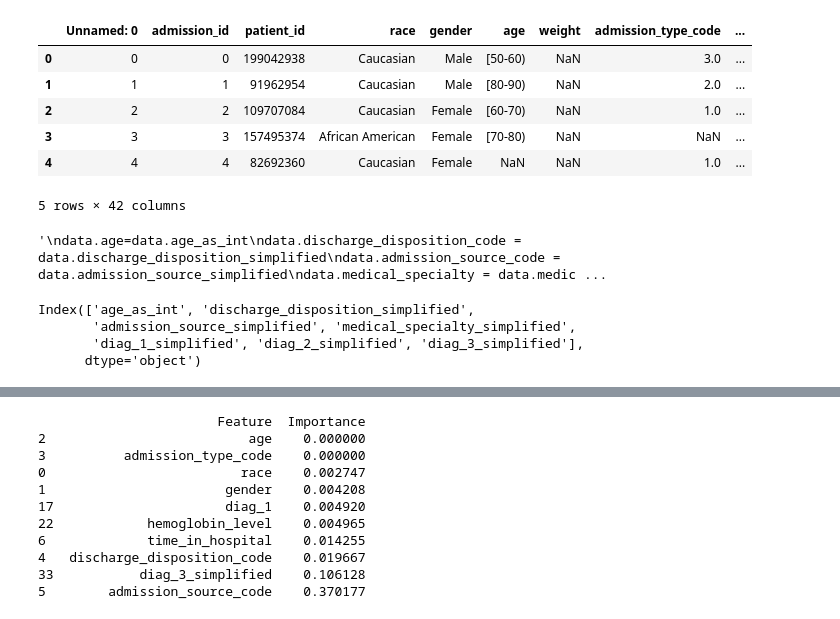
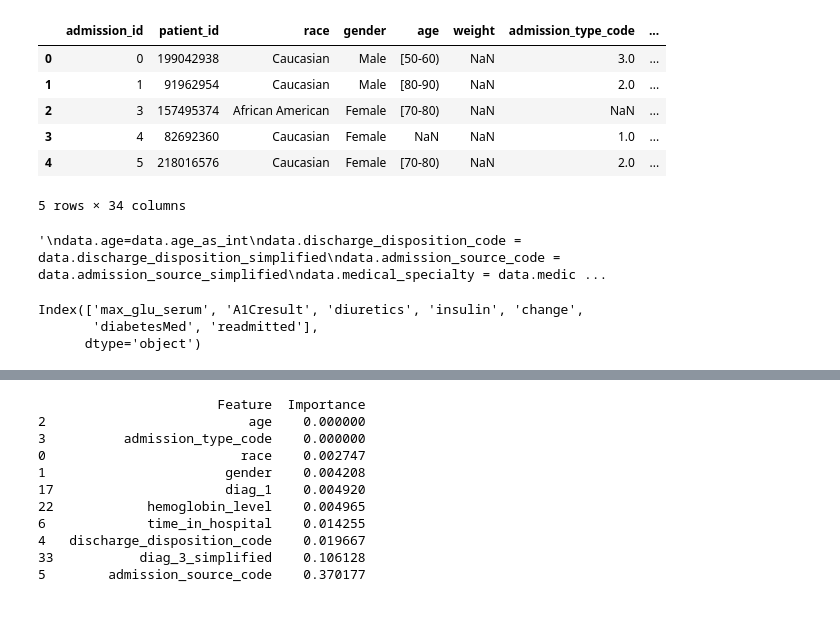
Before and after one commit to datamilas/batch5-workspace, a Jupyter notebook: Capstone/Modelling.ipynb, the cells around one changed output, grey strips where cells are left out. Drawn from its saved outputs; the diff is of its cells as text; code cells hidden in the pictures.

```diff
--- a/Capstone/Modelling.ipynb
+++ b/Capstone/Modelling.ipynb
@@ -31,22 +46,24 @@ def get_metrics(y_test, y_pred):
 # %%
-data = pd.read_csv("data/cleaned_data_add_features.csv")
-#data = pd.read_csv("data/cleaned_data.csv")
+#data = pd.read_csv("data/cleaned_data_add_features.csv")
+data = pd.read_csv("data/cleaned_data.csv")
 
 #data = pd.read_csv("data/train_data.csv")
 #data.readmitted = data.readmitted.replace(["Yes", "No"], [True, False])
 #data[categorical_features] =  data[categorical_features].astype(str)
 #data = data[~data["discharge_disposition_code"].isin(["11.0", "13.0", "14.0", "19.0", "20.0", "21.0"])]
 
+## change target value to boolean
+data.readmitted = data.readmitted.replace(["Yes", "No"], [True, False])
 
 data.head()
 # %% [output]
-|  | Unnamed: 0 | admission_id | patient_id | race | gender | age | weight | admission_type_code | ... |
-| 0 | 0 | 0 | 199042938 | Caucasian | Male | [50-60) | NaN | 3.0 | ... |
-| 1 | 1 | 1 | 91962954 | Caucasian | Male | [80-90) | NaN | 2.0 | ... |
-| 2 | 2 | 2 | 109707084 | Caucasian | Female | [60-70) | NaN | 1.0 | ... |
-| 3 | 3 | 3 | 157495374 | African American | Female | [70-80) | NaN | NaN | ... |
-| 4 | 4 | 4 | 82692360 | Caucasian | Female | NaN | NaN | 1.0 | ... |
+|  | admission_id | patient_id | race | gender | age | weight | admission_type_code | ... |
+| 0 | 0 | 199042938 | Caucasian | Male | [50-60) | NaN | 3.0 | ... |
+| 1 | 1 | 91962954 | Caucasian | Male | [80-90) | NaN | 2.0 | ... |
+| 2 | 3 | 157495374 | African American | Female | [70-80) | NaN | NaN | ... |
+| 3 | 4 | 82692360 | Caucasian | Female | NaN | NaN | 1.0 | ... |
+| 4 | 5 | 218016576 | Caucasian | Female | [70-80) | NaN | 2.0 | ... |
-5 rows × 42 columns
+5 rows × 34 columns
 # %%
 
 """
@@ -63,9 +80,8 @@ data.diag_3 = data.diag_3_simplified
 # %%
 data.columns[-7:]
 # %% [output]
-Index(['age_as_int', 'discharge_disposition_simplified',
-       'admission_source_simplified', 'medical_specialty_simplified',
-       'diag_1_simplified', 'diag_2_simplified', 'diag_3_simplified'],
+Index(['max_glu_serum', 'A1Cresult', 'diuretics', 'insulin', 'change',
+       'diabetesMed', 'readmitted'],
       dtype='object')
 # %%
 #dummy model: predicting everything as true
```
Also changed, not shown: parts of 52 cells of this notebook, 12 other files.
